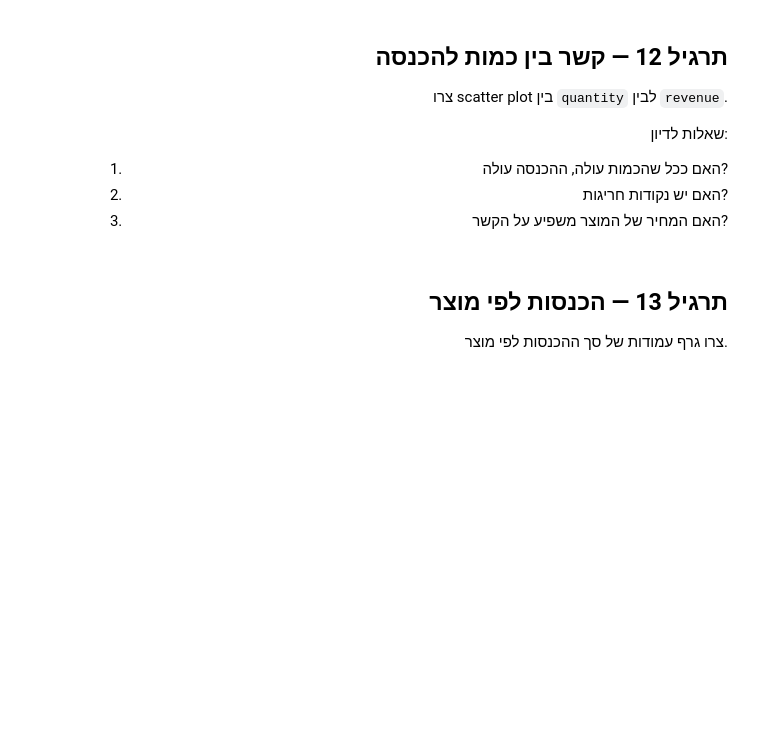
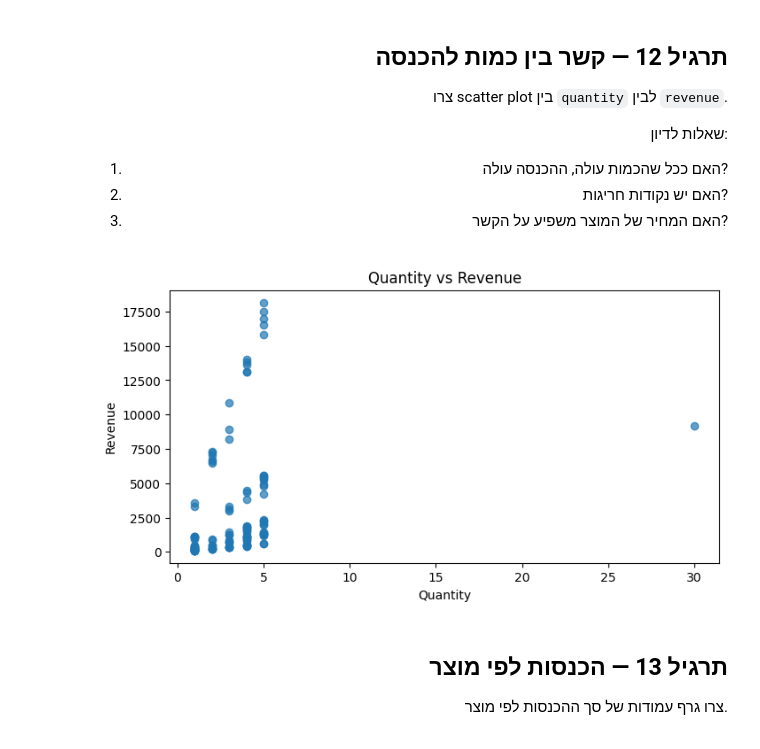
Before and after one commit to yahavLer/python-ai-engineer, a Jupyter notebook: tirgul/class4.ipynb, the cells around one changed output. Drawn from its saved outputs; the diff is of its cells as text; code cells hidden in the pictures; blank space fills up the shorter version.

```diff
--- a/tirgul/class4.ipynb
+++ b/tirgul/class4.ipynb
@@ -664,11 +856,13 @@ plt.show()
 # %%
 # TODO: צרו scatter plot של quantity מול revenue
 plt.figure(figsize=(8, 4))
-# plt.scatter(clean_df["quantity"], clean_df["revenue"], alpha=0.7)
+plt.scatter(clean_df["quantity"], clean_df["revenue"], alpha=0.7)
 plt.title("Quantity vs Revenue")
 plt.xlabel("Quantity")
 plt.ylabel("Revenue")
 plt.show()
+# %% [output]
+[figure, added]
 # %% [markdown]
 <div class="rtl" dir="rtl" style="direction: rtl; text-align: right;">
 
```
Also changed, not shown: parts of 20 cells of this notebook, 5 other files.
